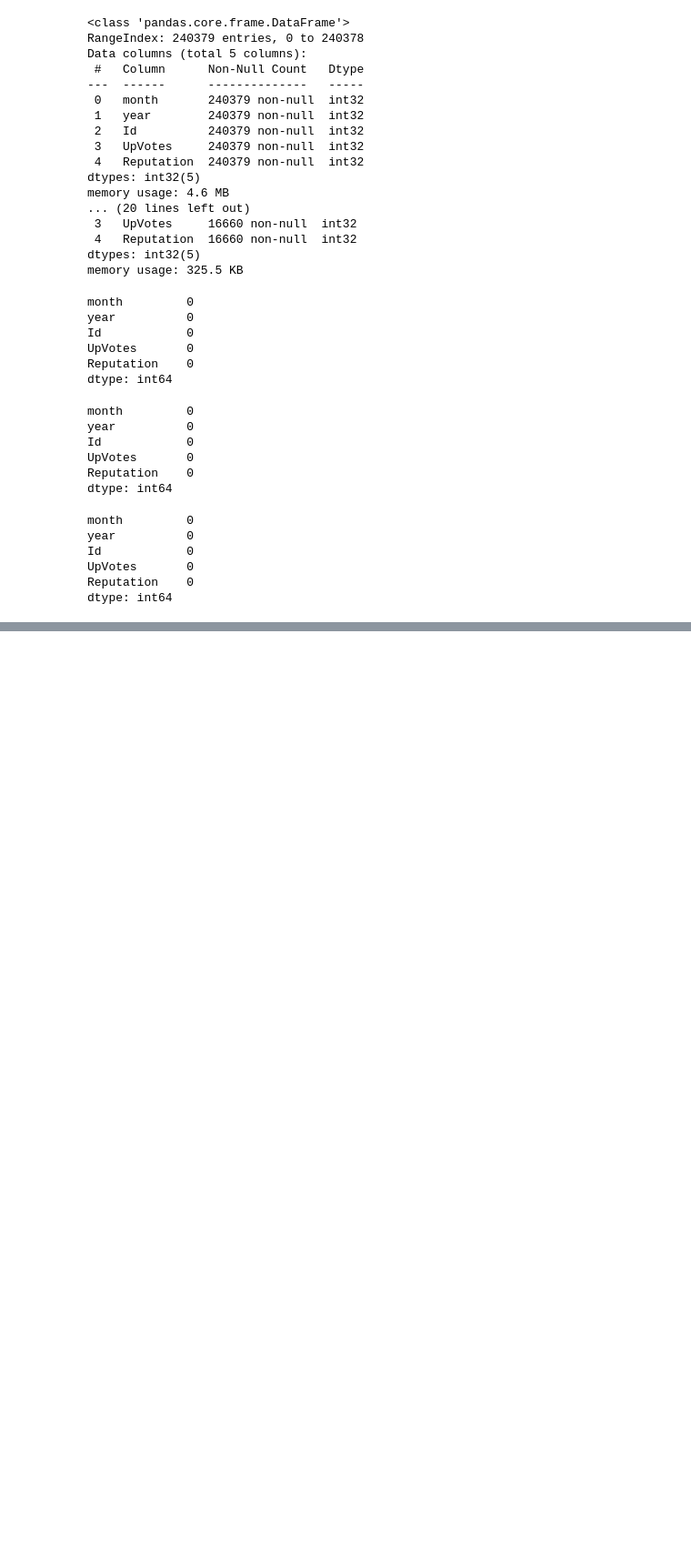
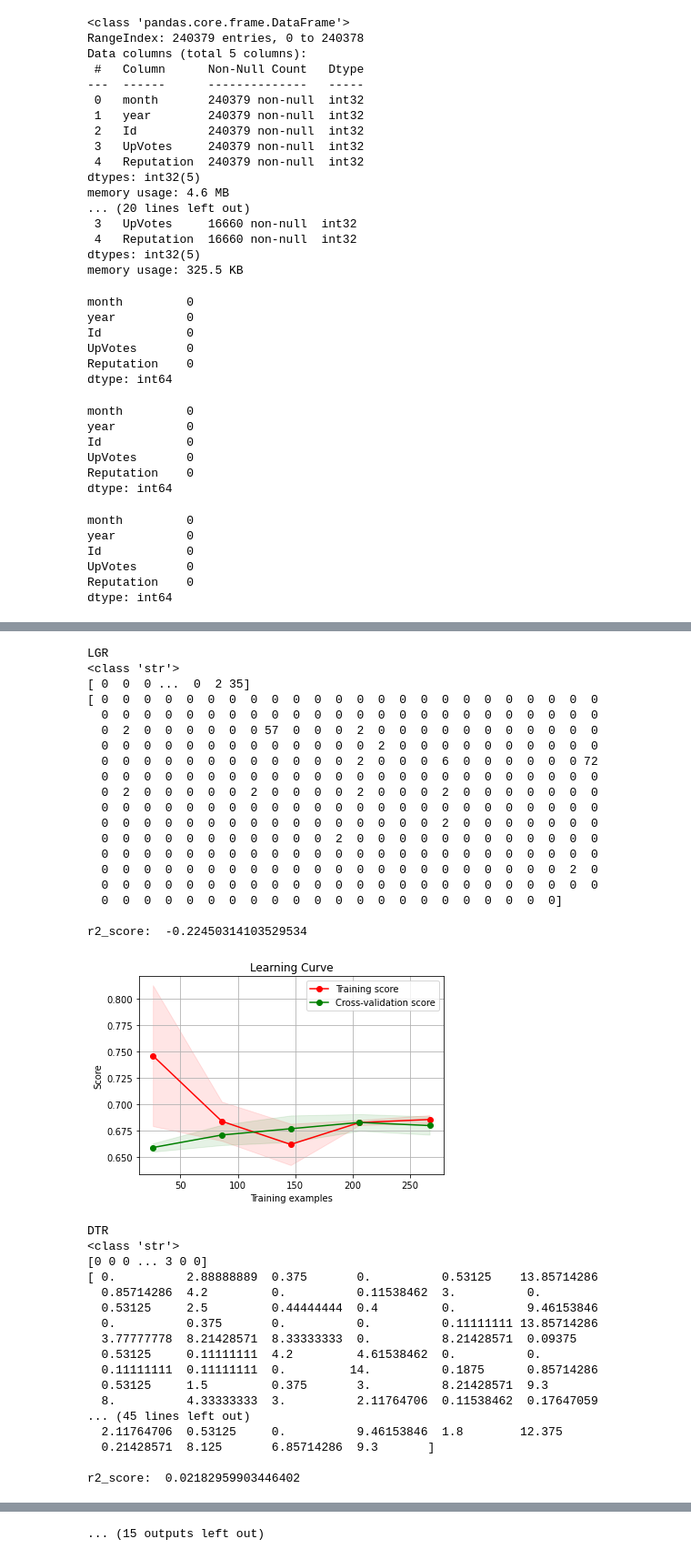
Before and after one commit to alexmal01/PDU_Proj3, a Jupyter notebook: PythonDane.ipynb, the cells around one changed output, grey strips where cells are left out. Shown at 91% size. Saved outputs shown, nothing was run; the diff lists cells and outputs as text; code cells hidden in the pictures; blank space fills up the shorter version.

```diff
--- a/PythonDane.ipynb
+++ b/PythonDane.ipynb
@@ -300,7 +293,10 @@ models = {
     'RFR': RandomForestRegressor(random_state=42),
     'ETR': ExtraTreesRegressor(random_state=42),
     'XGB': xgb.XGBRegressor(random_state=42),
-    'LGBM': lgb.LGBMRegressor(random_state=42)
+    'LGBM': lgb.LGBMRegressor(random_state=42),
+    'KNR': KNeighborsRegressor(),
+    'GBR': GradientBoostingRegressor(random_state=42),
+    'LSVC': LinearSVC(random_state=42)
 }
 # %%
 def train_model(model,X,y):
@@ -320,7 +316,7 @@ def train_and_predict(model,X,y,scoring):
     return np.mean(scores),np.std(scores)
 # %%
 def split_data(df):
-    features = [feature for feature in df.columns if feature != 'Reputation']
+    features = [feature for feature in df.columns if feature != 'Reputation' and feature != 'Id']
     X = df[features]
     y = df['Reputation']
     return X,y
@@ -349,6 +384,45 @@ def run_model(model, df, scoring):
 # %%
 for model in models.items():
-    print(model[0])
+    s = str(model[0])
+    print((str(model[0]))[:19])
+    print(type(s))
+    #print(s[:6])
     run_model(model[1],WindowsPhonePyt4,metrics['f1_score'])
-    imp = PermutationImportance(model, random_state = 42).fit(X_train, y_train)
-    eli5.show_weights(imp, feature_names = X_train.columns.values, top = 50)
+# %% [output]
+LGR
+<class 'str'>
+[ 0  0  0 ...  0  2 35]
+[ 0  0  0  0  0  0  0  0  0  0  0  0  0  0  0  0  0  0  0  0  0  0  0  0
+  0  0  0  0  0  0  0  0  0  0  0  0  0  0  0  0  0  0  0  0  0  0  0  0
+  0  2  0  0  0  0  0  0 57  0  0  0  2  0  0  0  0  0  0  0  0  0  0  0
+  0  0  0  0  0  0  0  0  0  0  0  0  0  2  0  0  0  0  0  0  0  0  0  0
+  0  0  0  0  0  0  0  0  0  0  0  0  2  0  0  0  6  0  0  0  0  0  0 72
+  0  0  0  0  0  0  0  0  0  0  0  0  0  0  0  0  0  0  0  0  0  0  0  0
+  0  2  0  0  0  0  0  2  0  0  0  0  2  0  0  0  2  0  0  0  0  0  0  0
+  0  0  0  0  0  0  0  0  0  0  0  0  0  0  0  0  0  0  0  0  0  0  0  0
+  0  0  0  0  0  0  0  0  0  0  0  0  0  0  0  0  2  0  0  0  0  0  0  0
+  0  0  0  0  0  0  0  0  0  0  0  2  0  0  0  0  0  0  0  0  0  0  0  0
+  0  0  0  0  0  0  0  0  0  0  0  0  0  0  0  0  0  0  0  0  0  0  0  0
+  0  0  0  0  0  0  0  0  0  0  0  0  0  0  0  0  0  0  0  0  0  0  2  0
+  0  0  0  0  0  0  0  0  0  0  0  0  0  0  0  0  0  0  0  0  0  0  0  0
+  0  0  0  0  0  0  0  0  0  0  0  0  0  0  0  0  0  0  0  0  0  0]
+
+r2_score:  -0.22450314103529534
+[figure, added]
+DTR
+<class 'str'>
+[0 0 0 ... 3 0 0]
+[ 0.          2.88888889  0.375       0.          0.53125    13.85714286
+  0.85714286  4.2         0.          0.11538462  3.          0.
+  0.53125     2.5         0.44444444  0.4         0.          9.46153846
+  0.          0.375       0.          0.          0.11111111 13.85714286
+  3.77777778  8.21428571  8.33333333  0.          8.21428571  0.09375
+  0.53125     0.11111111  4.2         4.61538462  0.          0.
+  0.11111111  0.11111111  0.         14.          0.1875      0.85714286
+  0.53125     1.5         0.375       3.          8.21428571  9.3
+  8.          4.33333333  3.          2.11764706  0.11538462  0.17647059
+... (45 lines left out)
+  2.11764706  0.53125     0.          9.46153846  1.8        12.375
+  0.21428571  8.125       6.85714286  9.3       ]
+
+r2_score:  0.02182959903446402
@@ -354,0 +486 @@ for model in models.items():
+... (15 outputs left out)
```
Also changed, not shown: parts of 12 cells of this notebook, 1 other file.
